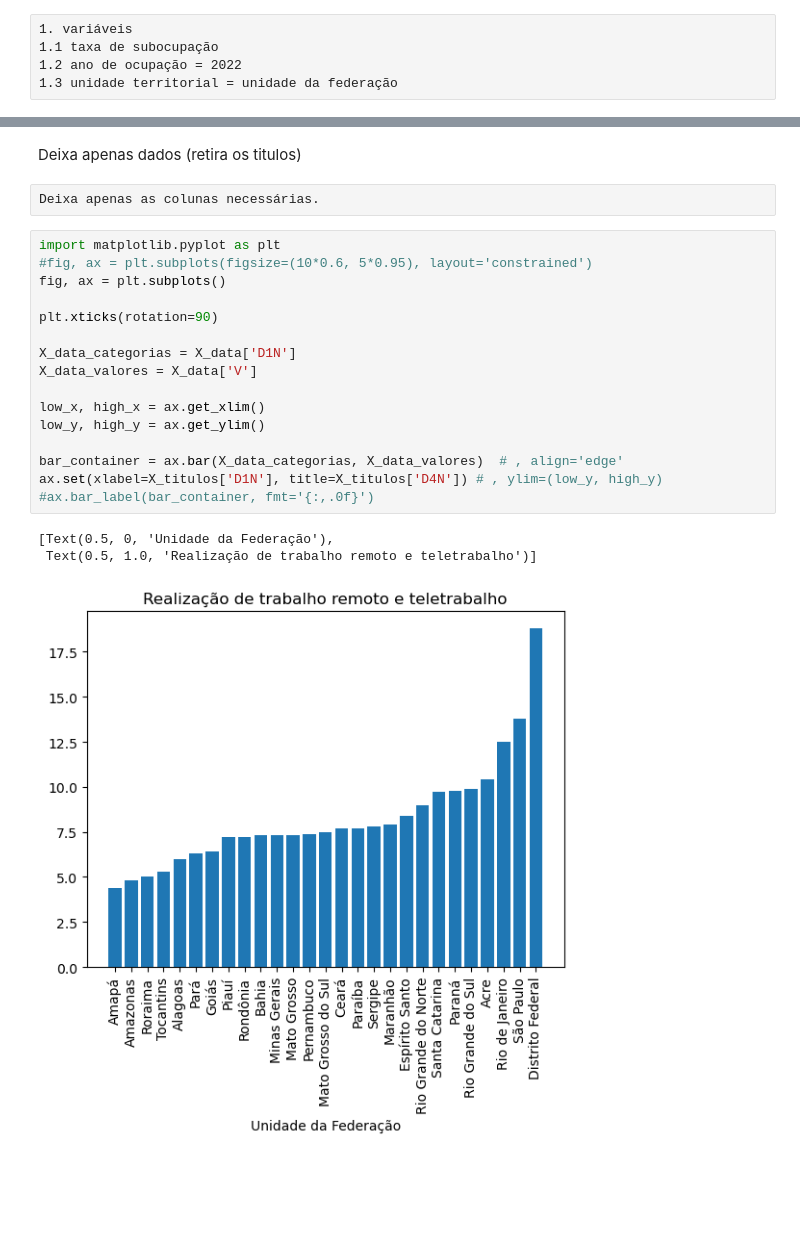
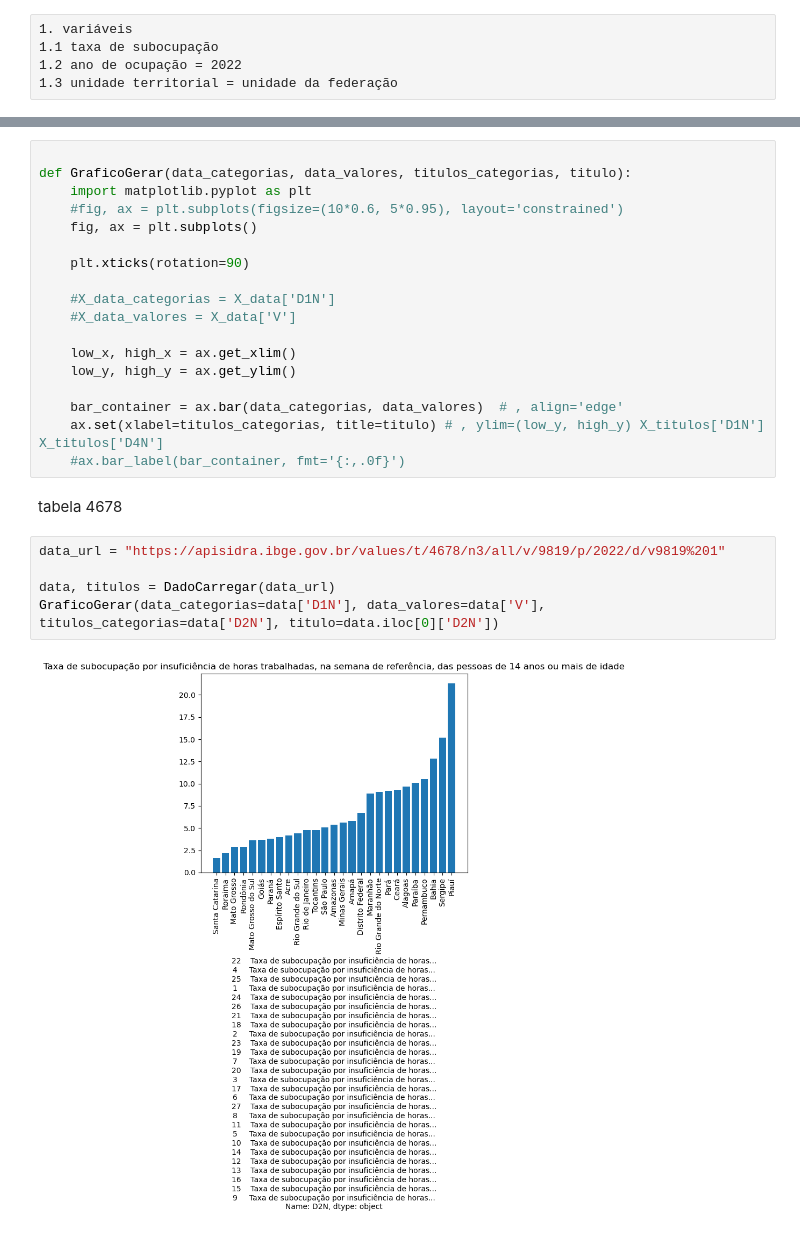
Before and after one commit to nandolrs/ml_ifrs_industria_4_acc_publico, a Jupyter notebook: SIDRA.ipynb, the cells around one changed output, grey strips where cells are left out. Saved outputs shown, nothing was run; the diff lists cells and outputs as text; blank space fills up the shorter version.

```diff
--- a/SIDRA.ipynb
+++ b/SIDRA.ipynb
@@ -55,24 +31,27 @@ X_data
-# %% [markdown]
-Deixa apenas dados (retira os titulos)
-# %% [raw]
-Deixa apenas as colunas necessárias.
 # %%
-import matplotlib.pyplot as plt
-#fig, ax = plt.subplots(figsize=(10*0.6, 5*0.95), layout='constrained')
-fig, ax = plt.subplots()
 
-plt.xticks(rotation=90)
+def GraficoGerar(data_categorias, data_valores, titulos_categorias, titulo):
+    import matplotlib.pyplot as plt
+    #fig, ax = plt.subplots(figsize=(10*0.6, 5*0.95), layout='constrained')
+    fig, ax = plt.subplots()
 
-X_data_categorias = X_data['D1N']
-X_data_valores = X_data['V']
+    plt.xticks(rotation=90)
 
-low_x, high_x = ax.get_xlim()
-low_y, high_y = ax.get_ylim()
+    #X_data_categorias = X_data['D1N']
+    #X_data_valores = X_data['V']
 
-bar_container = ax.bar(X_data_categorias, X_data_valores)  # , align='edge'
-ax.set(xlabel=X_titulos['D1N'], title=X_titulos['D4N']) # , ylim=(low_y, high_y)
-#ax.bar_label(bar_container, fmt='{:,.0f}')
+    low_x, high_x = ax.get_xlim()
+    low_y, high_y = ax.get_ylim()
+
+    bar_container = ax.bar(data_categorias, data_valores)  # , align='edge'
+    ax.set(xlabel=titulos_categorias, title=titulo) # , ylim=(low_y, high_y) X_titulos['D1N'] X_titulos['D4N']
+    #ax.bar_label(bar_container, fmt='{:,.0f}')
-# %% [output]
-[Text(0.5, 0, 'Unidade da Federação'),
- Text(0.5, 1.0, 'Realização de trabalho remoto e teletrabalho')]
-[figure, removed]
+# %% [markdown]
+tabela 4678
+# %%
+data_url = "https://apisidra.ibge.gov.br/values/t/4678/n3/all/v/9819/p/2022/d/v9819%201"
+
+data, titulos = DadoCarregar(data_url)
+GraficoGerar(data_categorias=data['D1N'], data_valores=data['V'], titulos_categorias=data['D2N'], titulo=data.iloc[0]['D2N'])
+# %% [output]
+[figure, added]
```
Also changed, not shown: parts of 3 cells of this notebook.
